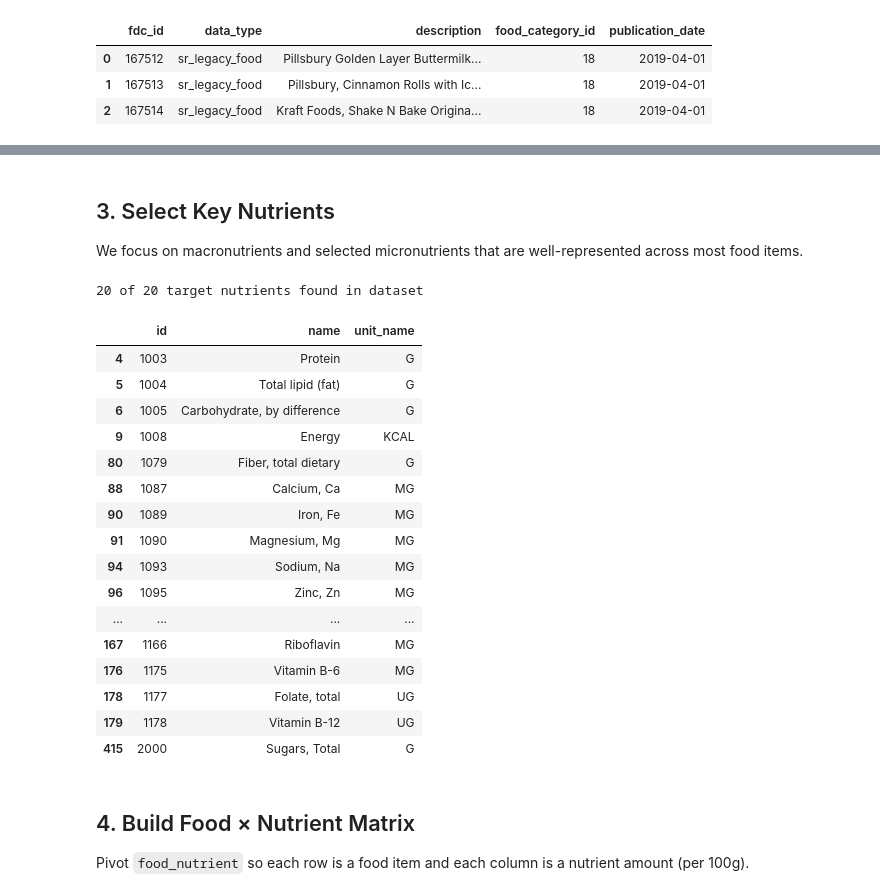
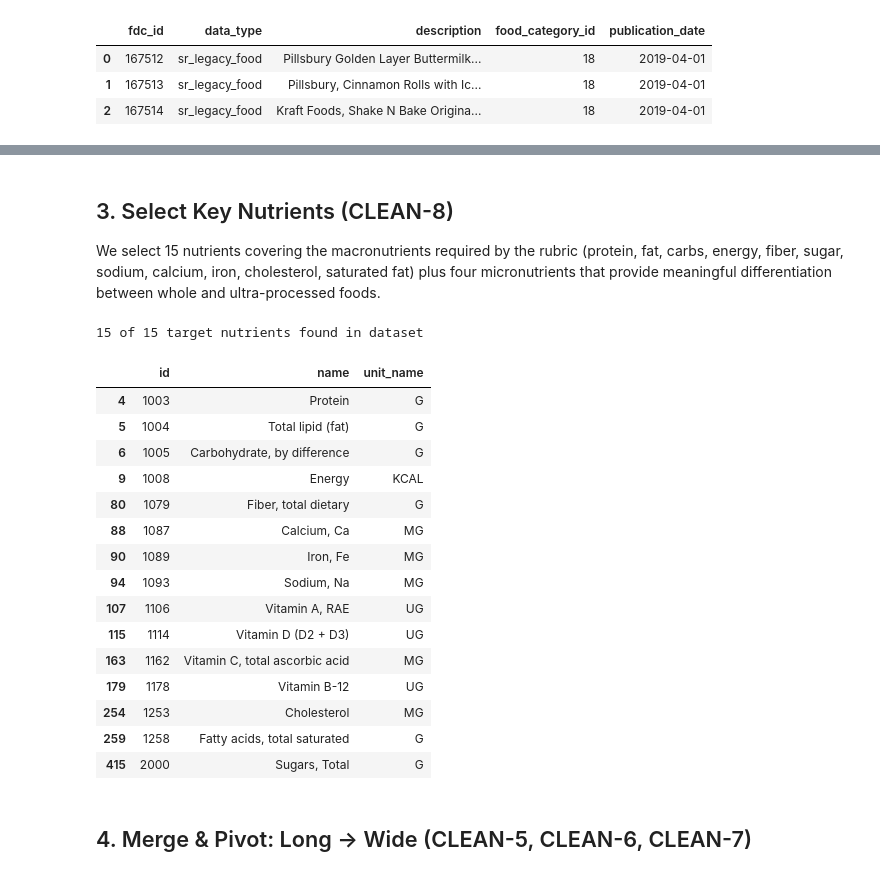
Before and after one commit to AlantheG21/USDA_Data_Visualization, a Jupyter notebook: notebooks/usdaFoodNutrition.ipynb, the cells around one changed output, grey strips where cells are left out. Drawn from its saved outputs; the diff is of its cells as text; code cells hidden in the pictures.

Commit message:
modified: cleaning procedure for better handling and included more EDA visuals to get a better understanding of the data

```diff
--- a/notebooks/usdaFoodNutrition.ipynb
+++ b/notebooks/usdaFoodNutrition.ipynb
@@ -8,11 +18,19 @@ import seaborn as sns
 # %%
-food = pd.read_csv('../data/food.csv')
-food_nutrient = pd.read_csv('../data/food_nutrient.csv')
-nutrient = pd.read_csv('../data/nutrient.csv')
+# CLEAN-1: load food.csv and filter to SR Legacy records only
+food_raw = pd.read_csv('../data/food.csv')
+food = food_raw[food_raw['data_type'] == 'sr_legacy_food'].copy()
+print(f'food (sr_legacy only): {food.shape}  (dropped {len(food_raw) - len(food)} non-SR rows)')
+
+# CLEAN-2: keep only the columns needed from food_nutrient
+food_nutrient = pd.read_csv('../data/food_nutrient.csv', usecols=['fdc_id', 'nutrient_id', 'amount'])
+print(f'food_nutrient:         {food_nutrient.shape}')
+
+# CLEAN-3: keep only the columns needed from nutrient
+nutrient = pd.read_csv('../data/nutrient.csv', usecols=['id', 'name', 'unit_name'])
+print(f'nutrient:              {nutrient.shape}')
+
+# CLEAN-4: load food_category
 food_category = pd.read_csv('../data/food_category.csv')
-
-print('food:          ', food.shape)
-print('food_nutrient: ', food_nutrient.shape)
-print('nutrient:      ', nutrient.shape)
-print('food_category: ', food_category.shape)
+food_category = food_category.rename(columns={'id': 'food_category_id', 'description': 'category'})
+print(f'food_category:         {food_category.shape}')
 # %% [output]
@@ -71,59 +89,53 @@ food_category
 | 26 | 27 | 2600 | Quality Control Materials |
 | 27 | 28 | 1410 | Alcoholic Beverages |
 # %% [markdown]
-## 3. Select Key Nutrients
+## 3. Select Key Nutrients (CLEAN-8)
 
-We focus on macronutrients and selected micronutrients that are well-represented across most food items.
+We select 15 nutrients covering the macronutrients required by the rubric (protein, fat, carbs, energy,
+fiber, sugar, sodium, calcium, iron, cholesterol, saturated fat) plus four micronutrients that provide
+meaningful differentiation between whole and ultra-processed foods.
 # %%
-# Nutrient IDs of interest (USDA standard IDs)
+# CLEAN-8: 15 key nutrients by USDA nutrient_id
 NUTRIENTS_OF_INTEREST = {
     1003: 'Protein (g)',
     1004: 'Total Fat (g)',
     1005: 'Carbohydrates (g)',
+    1008: 'Energy (kcal)',
     1079: 'Fiber (g)',
     2000: 'Total Sugars (g)',
-    1008: 'Energy (kcal)',
+    1093: 'Sodium (mg)',
     1087: 'Calcium (mg)',
     1089: 'Iron (mg)',
-    1090: 'Magnesium (mg)',
-    1093: 'Sodium (mg)',
-    1095: 'Zinc (mg)',
-    1106: 'Vitamin A (mcg)',
+    1253: 'Cholesterol (mg)',
+    1258: 'Saturated Fat (g)',
     1162: 'Vitamin C (mg)',
-    1165: 'Thiamin (mg)',
-    1166: 'Riboflavin (mg)',
-    1175: 'Vitamin B6 (mg)',
-    1177: 'Folate (mcg)',
     1178: 'Vitamin B12 (mcg)',
     1114: 'Vitamin D (mcg)',
-    1109: 'Vitamin E (mg)',
+    1106: 'Vitamin A (mcg)',
 }
 
-# Confirm which of these exist in the dataset
+# Confirm all IDs exist in the dataset
 available = nutrient[nutrient['id'].isin(NUTRIENTS_OF_INTEREST)][['id', 'name', 'unit_name']]
 print(f'{len(available)} of {len(NUTRIENTS_OF_INTEREST)} target nutrients found in dataset')
 available
 # %% [output]
-20 of 20 target nutrients found in dataset
+15 of 15 target nutrients found in dataset
 |  | id | name | unit_name |
 | 4 | 1003 | Protein | G |
 | 5 | 1004 | Total lipid (fat) | G |
 | 6 | 1005 | Carbohydrate, by difference | G |
 | 9 | 1008 | Energy | KCAL |
 | 80 | 1079 | Fiber, total dietary | G |
 | 88 | 1087 | Calcium, Ca | MG |
 | 90 | 1089 | Iron, Fe | MG |
-| 91 | 1090 | Magnesium, Mg | MG |
 | 94 | 1093 | Sodium, Na | MG |
-| 96 | 1095 | Zinc, Zn | MG |
-| ... | ... | ... | ... |
-| 167 | 1166 | Riboflavin | MG |
-| 176 | 1175 | Vitamin B-6 | MG |
-| 178 | 1177 | Folate, total | UG |
+| 107 | 1106 | Vitamin A, RAE | UG |
+| 115 | 1114 | Vitamin D (D2 + D3) | UG |
+| 163 | 1162 | Vitamin C, total ascorbic acid | MG |
 | 179 | 1178 | Vitamin B-12 | UG |
+| 254 | 1253 | Cholesterol | MG |
+| 259 | 1258 | Fatty acids, total saturated | G |
 | 415 | 2000 | Sugars, Total | G |
 # %% [markdown]
-## 4. Build Food × Nutrient Matrix
-
-Pivot `food_nutrient` so each row is a food item and each column is a nutrient amount (per 100g).
+## 4. Merge & Pivot: Long → Wide (CLEAN-5, CLEAN-6, CLEAN-7)
 # %%
```
Also changed, not shown: parts of 66 cells of this notebook.
